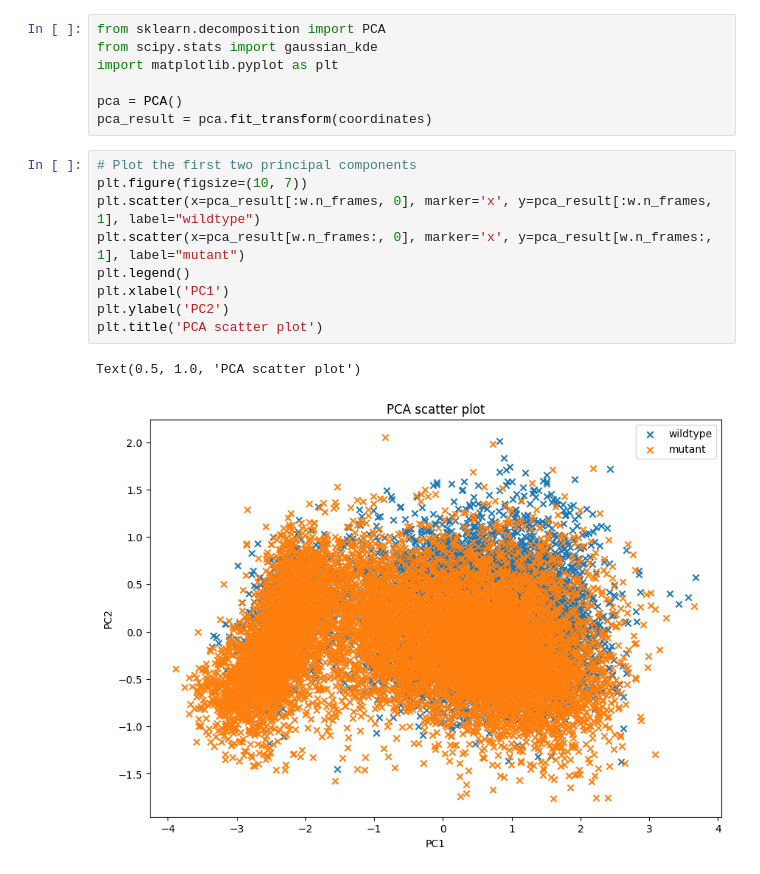
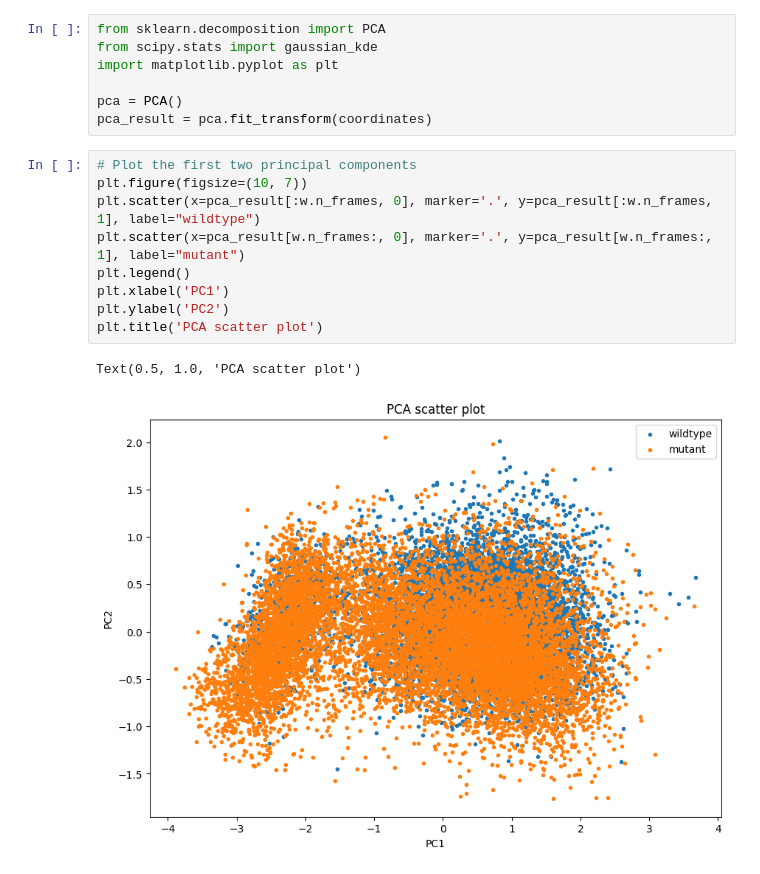
Before and after one commit to matsunagalab/tutorial_analyzingMDdata, a Jupyter notebook: 05_md_dimensionalreduction.ipynb, the cells around one changed output. Saved outputs shown, nothing was run; the diff lists cells and outputs as text.

```diff
--- a/05_md_dimensionalreduction.ipynb
+++ b/05_md_dimensionalreduction.ipynb
@@ -124,12 +132,12 @@ pca_result = pca.fit_transform(coordinates)
 # %%
 # Plot the first two principal components
 plt.figure(figsize=(10, 7))
-plt.scatter(x=pca_result[:w.n_frames, 0], marker='x', y=pca_result[:w.n_frames, 1], label="wildtype")
-plt.scatter(x=pca_result[w.n_frames:, 0], marker='x', y=pca_result[w.n_frames:, 1], label="mutant")
+plt.scatter(x=pca_result[:w.n_frames, 0], marker='.', y=pca_result[:w.n_frames, 1], label="wildtype")
+plt.scatter(x=pca_result[w.n_frames:, 0], marker='.', y=pca_result[w.n_frames:, 1], label="mutant")
 plt.legend()
 plt.xlabel('PC1')
 plt.ylabel('PC2')
 plt.title('PCA scatter plot')
 # %% [output]
 Text(0.5, 1.0, 'PCA scatter plot')
-[figure, old version]
+[figure, new version]
```
Also changed, not shown: parts of 4 cells of this notebook.
